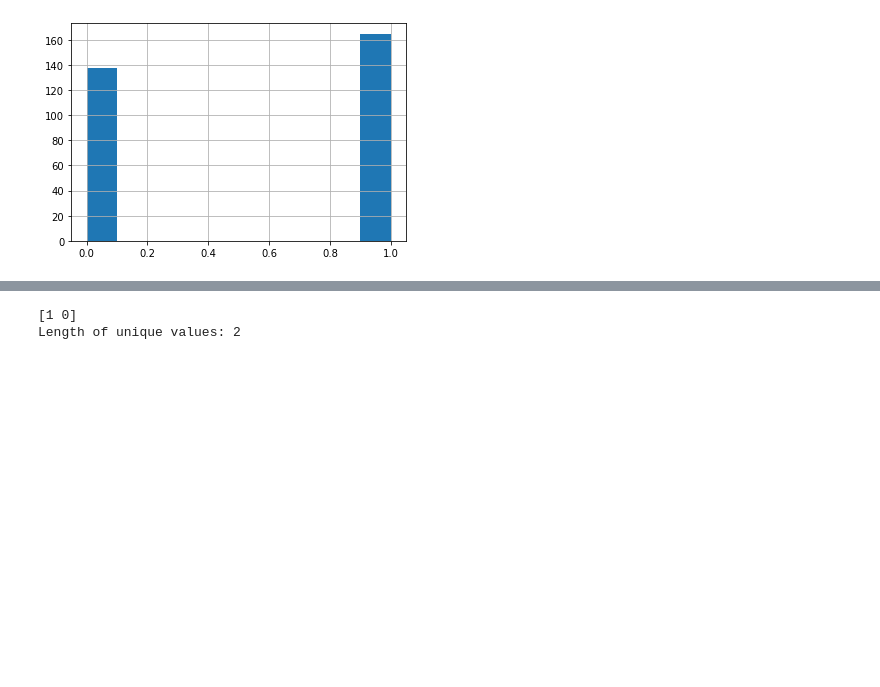
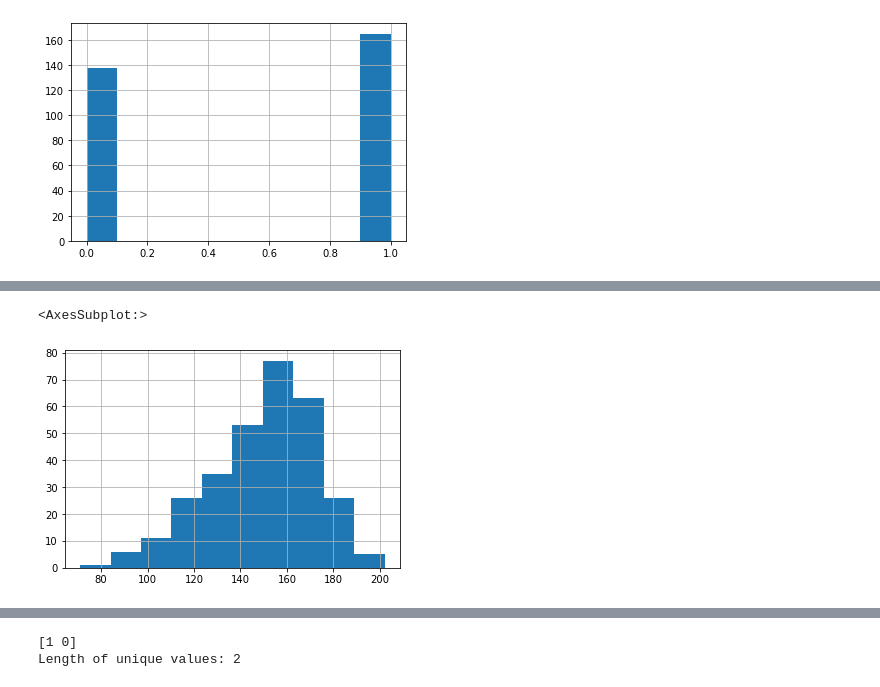
Before and after one commit to jamesjhjung/heart-attack-prediction, a Jupyter notebook: EDA.ipynb, the cells around one changed output, grey strips where cells are left out. Drawn from its saved outputs; the diff is of its cells as text; code cells hidden in the pictures; blank space fills up the shorter version.

```diff
--- a/EDA.ipynb
+++ b/EDA.ipynb
@@ -117,0 +136,6 @@ df['output'].hist()
+# %%
+# numerical variables
+df['thalachh'].hist()
+# %% [output]
+<AxesSubplot:>
+[figure, added]
```
Also changed, not shown: parts of 4 cells of this notebook.
